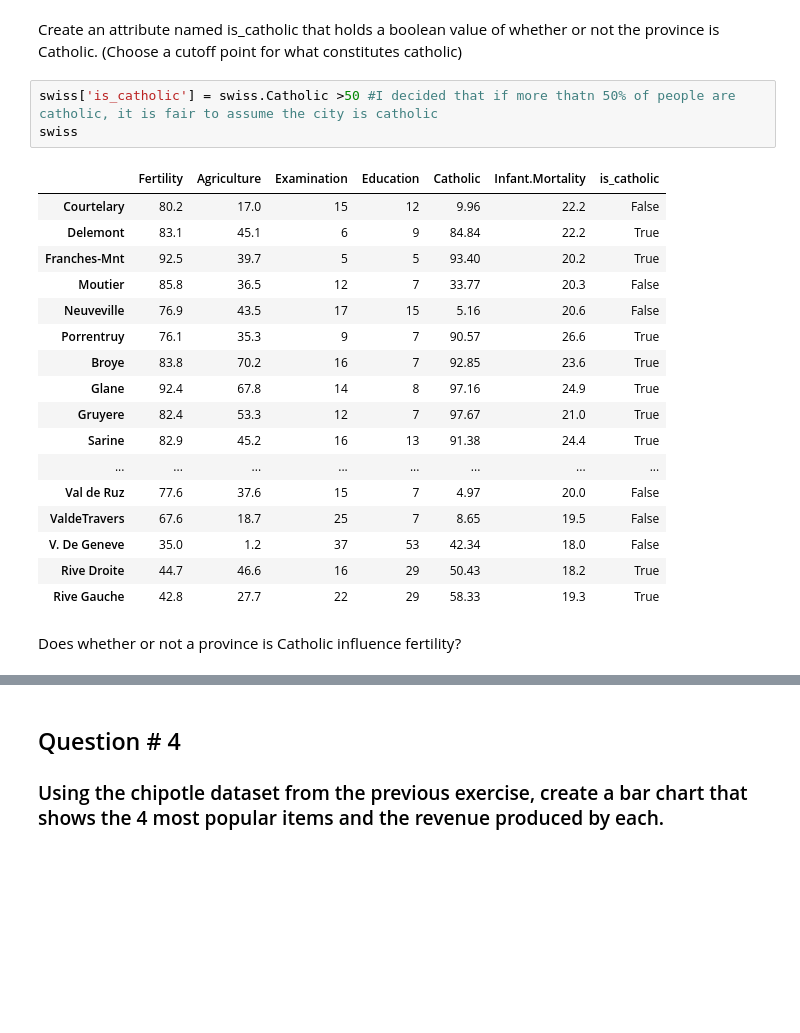
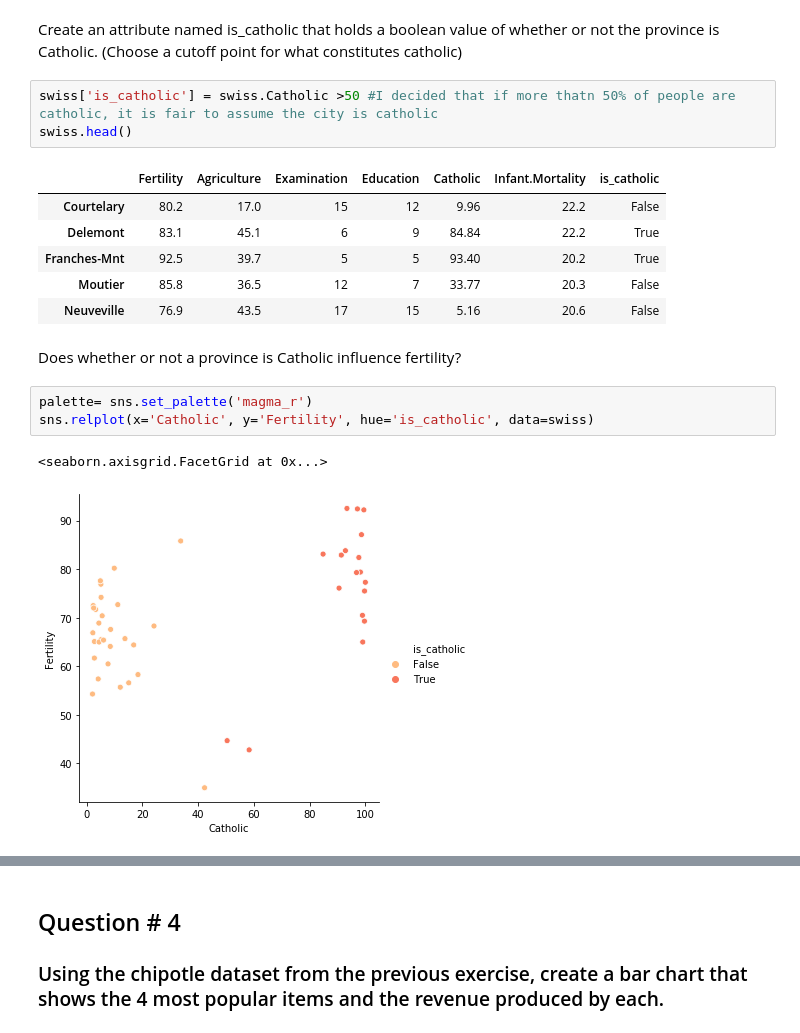
Before and after one commit to GabbyBarajasBroussard/numpy-pandas-visualization-exercise, a Jupyter notebook: seaborn_exercises.ipynb, the cells around one changed output, grey strips where cells are left out. Drawn from its saved outputs; the diff is of its cells as text; blank space fills up the shorter version.

```diff
--- a/seaborn_exercises.ipynb
+++ b/seaborn_exercises.ipynb
@@ -159,24 +122,19 @@ swiss.head()
 Create an attribute named is_catholic that holds a boolean value of whether or not the province is Catholic. (Choose a cutoff point for what constitutes catholic)
 # %%
 swiss['is_catholic'] = swiss.Catholic >50 #I decided that if more thatn 50% of people are catholic, it is fair to assume the city is catholic
-swiss
+swiss.head()
 # %% [output]
 |  | Fertility | Agriculture | Examination | Education | Catholic | Infant.Mortality | is_catholic |
 | Courtelary | 80.2 | 17.0 | 15 | 12 | 9.96 | 22.2 | False |
 | Delemont | 83.1 | 45.1 | 6 | 9 | 84.84 | 22.2 | True |
 | Franches-Mnt | 92.5 | 39.7 | 5 | 5 | 93.40 | 20.2 | True |
 | Moutier | 85.8 | 36.5 | 12 | 7 | 33.77 | 20.3 | False |
 | Neuveville | 76.9 | 43.5 | 17 | 15 | 5.16 | 20.6 | False |
-| Porrentruy | 76.1 | 35.3 | 9 | 7 | 90.57 | 26.6 | True |
-| Broye | 83.8 | 70.2 | 16 | 7 | 92.85 | 23.6 | True |
-| Glane | 92.4 | 67.8 | 14 | 8 | 97.16 | 24.9 | True |
-| Gruyere | 82.4 | 53.3 | 12 | 7 | 97.67 | 21.0 | True |
-| Sarine | 82.9 | 45.2 | 16 | 13 | 91.38 | 24.4 | True |
-| ... | ... | ... | ... | ... | ... | ... | ... |
-| Val de Ruz | 77.6 | 37.6 | 15 | 7 | 4.97 | 20.0 | False |
-| ValdeTravers | 67.6 | 18.7 | 25 | 7 | 8.65 | 19.5 | False |
-| V. De Geneve | 35.0 | 1.2 | 37 | 53 | 42.34 | 18.0 | False |
-| Rive Droite | 44.7 | 46.6 | 16 | 29 | 50.43 | 18.2 | True |
-| Rive Gauche | 42.8 | 27.7 | 22 | 29 | 58.33 | 19.3 | True |
 # %% [markdown]
 Does whether or not a province is Catholic influence fertility?
+# %%
+palette= sns.set_palette('magma_r')
+sns.relplot(x='Catholic', y='Fertility', hue='is_catholic', data=swiss)
+# %% [output]
+<seaborn.axisgrid.FacetGrid at 0x...>
+[figure, added]
```
Also changed, not shown: parts of 21 cells of this notebook.
